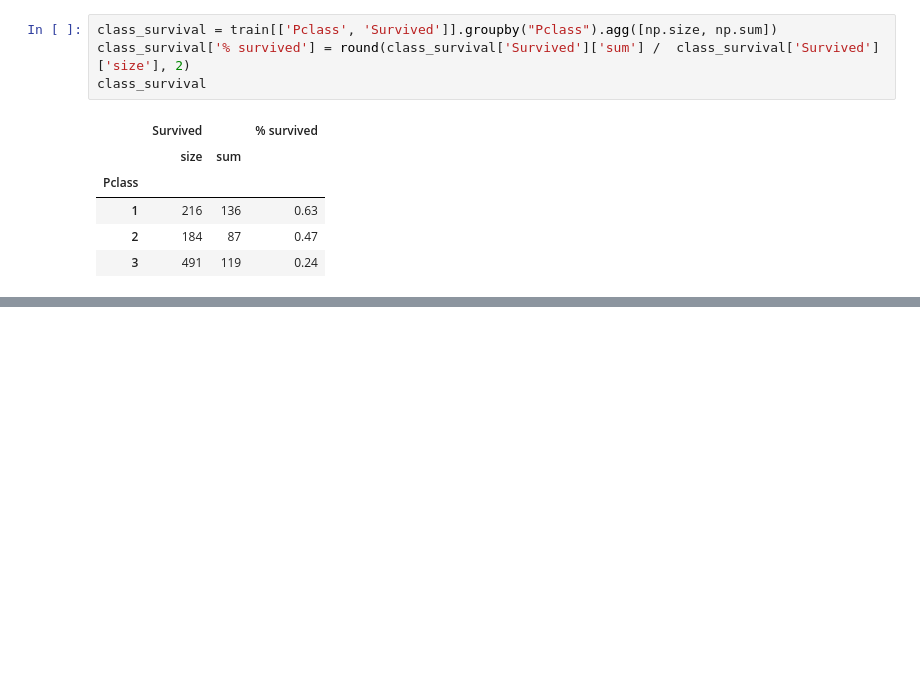
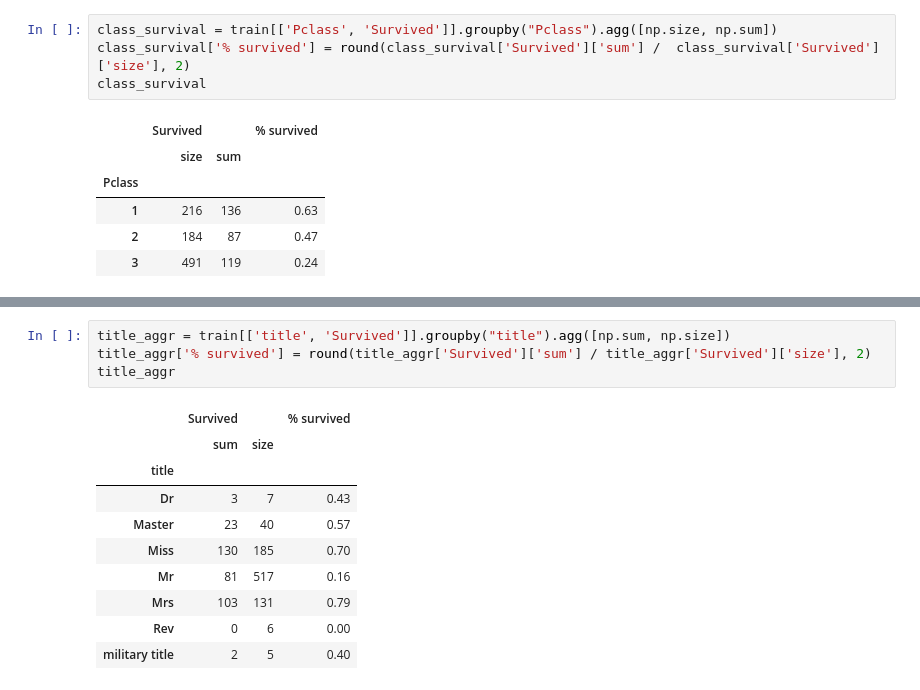
Before and after one commit to cercami/data-science, a Jupyter notebook: kaggle/Titanic/titanic.ipynb, the cells around one changed output, grey strips where cells are left out. Saved outputs shown, nothing was run; the diff lists cells and outputs as text; blank space fills up the shorter version.

```diff
--- a/kaggle/Titanic/titanic.ipynb
+++ b/kaggle/Titanic/titanic.ipynb
@@ -146,0 +181,15 @@ class_survival
+# %%
+title_aggr = train[['title', 'Survived']].groupby("title").agg([np.sum, np.size])
+title_aggr['% survived'] = round(title_aggr['Survived']['sum'] / title_aggr['Survived']['size'], 2)
+title_aggr
+# %% [output]
+|  | Survived |  | % survived |
+|  | sum | size |  |
+| title |  |  |  |
+| Dr | 3 | 7 | 0.43 |
+| Master | 23 | 40 | 0.57 |
+| Miss | 130 | 185 | 0.70 |
+| Mr | 81 | 517 | 0.16 |
+| Mrs | 103 | 131 | 0.79 |
+| Rev | 0 | 6 | 0.00 |
+| military title | 2 | 5 | 0.40 |
```
Also changed, not shown: parts of 28 cells of this notebook.
